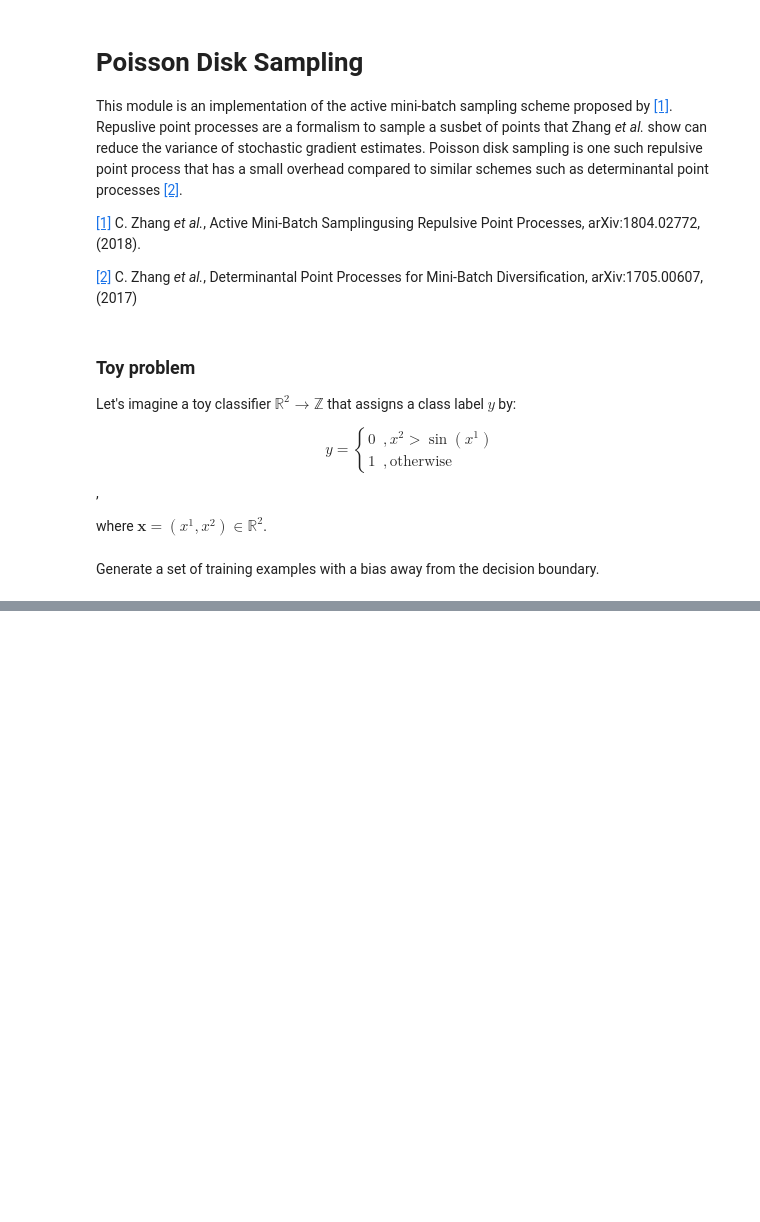
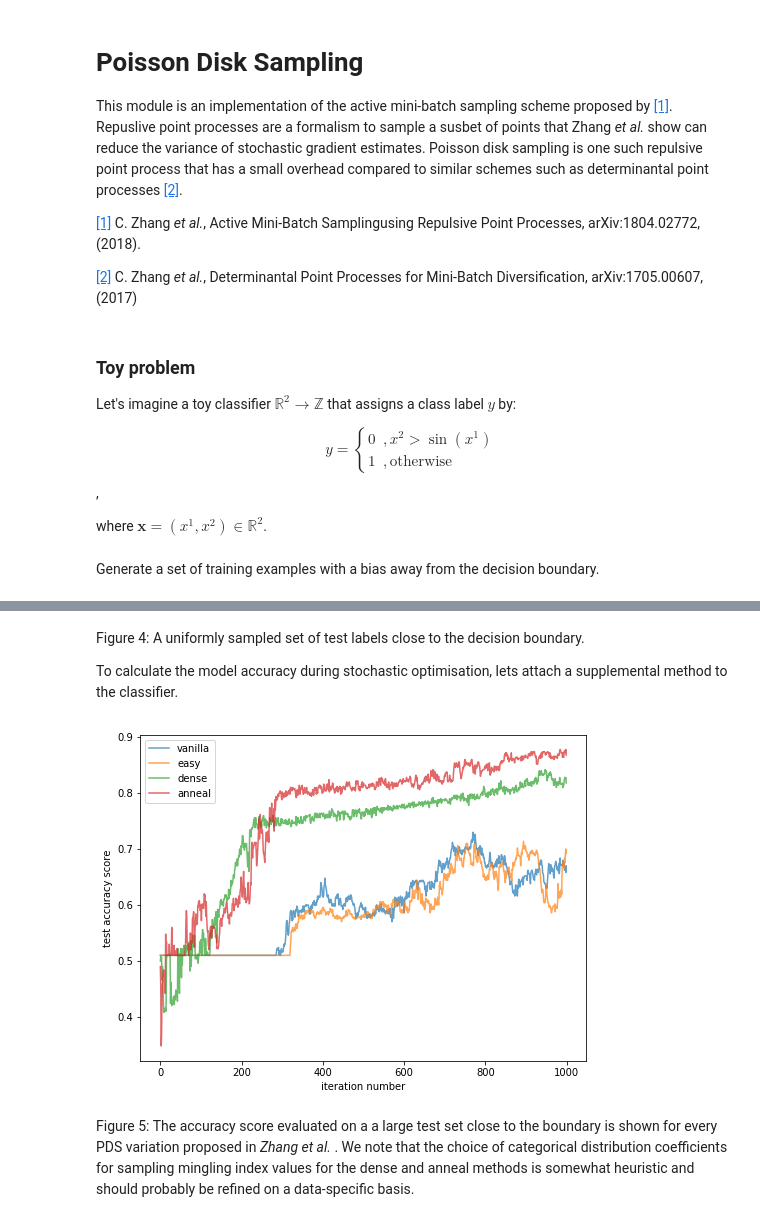
Before and after one commit to andrew31416/sampling, a Jupyter notebook: examples/example_1.ipynb, the cells around one changed output, grey strips where cells are left out. Drawn from its saved outputs; the diff is of its cells as text; code cells hidden in the pictures; blank space fills up the shorter version.

```diff
--- a/examples/example_1.ipynb
+++ b/examples/example_1.ipynb
@@ -288,0 +318,55 @@ plt.show()
+# %% [markdown]
+Figure 4: A uniformly sampled set of test labels close to the decision boundary.
+
+
+To calculate the model accuracy during stochastic optimisation, lets attach a supplemental method to the classifier.
+# %%
+def evaluate_test_score(self):
+    # only evaluate every step_interval'th iteration
+    step_interval = 1
+
+    if np.isclose(np.mod(self.iter,step_interval),0):
+        try:
+            y_pred = self.predict(self.Xtest)
+        except AttributeError:
+            raise Exception("Attach test data to class through self.set_test_data() before calling this method")
+
+        score = accuracy_score(y_true=self.ytest,y_pred=y_pred)
+
+        try:
+            self.test_score.append(score)
+        except AttributeError:
+            # first call
+            self.test_score = [score]
+
+test_scores = {_k:None for _k in ["vanilla","easy","dense","anneal"]}
+
+for _k in test_scores.keys():
+    model = MLPClassifier(maxiter=1000,initial_learning_rate=1e-1,decay_learning_rate=1e-3)
+
+    # attach test data
+    model.set_test_data(Xtest,ytest)
+
+    # attach supplemetary method, called once per iteration of gradient descent
+    model.fit(X,y,PoissonDiskSampling(X,y,method=_k),evaluate_test_score)
+
+    # clear tf graph
+    tf.reset_default_graph()
+
+    # accuracy score with iteration number
+    test_scores[_k] = model.test_score
+
+# compare accuracy score of all PDS methods
+fig,ax = plt.subplots(nrows=1,ncols=1,figsize=(8,6))
+
+_ = [ax.plot(np.arange(len(test_scores[_k])),test_scores[_k],label=_k,alpha=0.7) for _k in test_scores.keys()]
+
+ax.set_xlabel("iteration number")
+ax.set_ylabel("test accuracy score")
+ax.legend()
+
+plt.show()
+# %% [output]
+[figure, added]
+# %% [markdown]
+Figure 5: The accuracy score evaluated on a a large test set close to the boundary is shown for every PDS variation proposed in *Zhang et al.* . We note that the choice of categorical distribution coefficients for sampling mingling index values for the dense and anneal methods is somewhat heuristic and should probably be refined on a data-specific basis.
```
Also changed, not shown: parts of 17 cells of this notebook, 1 other file.
